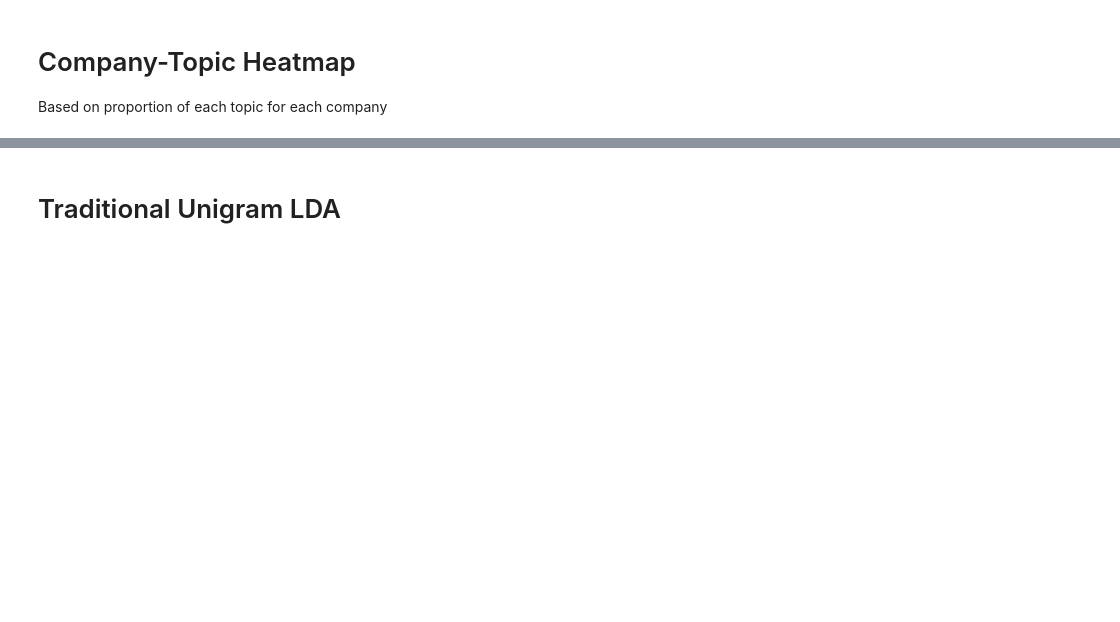
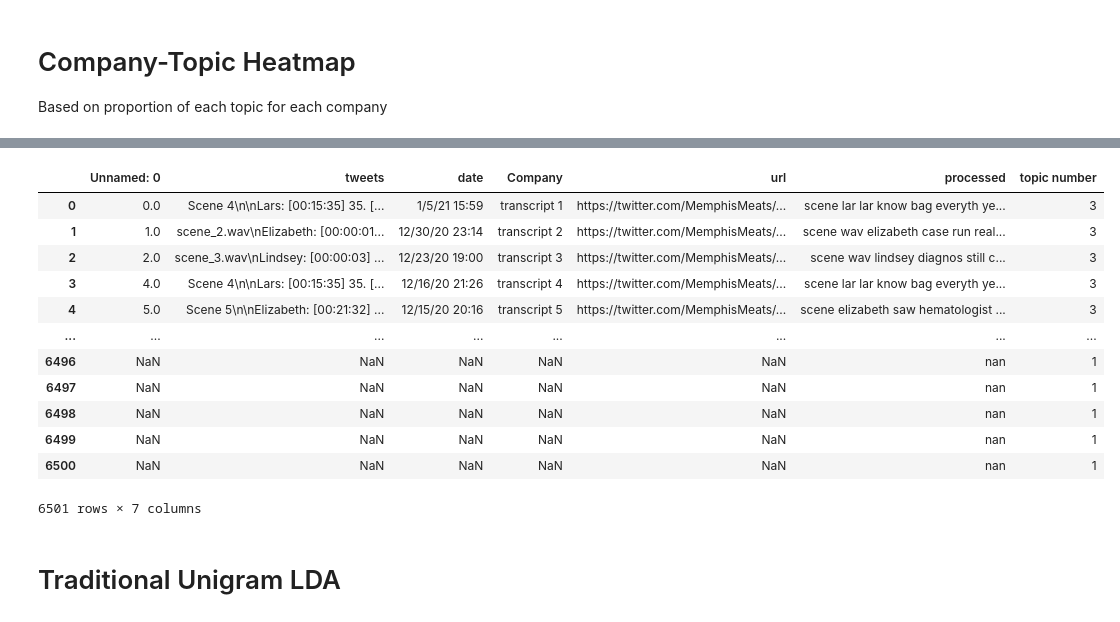
Before and after one commit to ntang2020/Frey-NLP-Python, a Jupyter notebook: 20%, random state=2022, Nov18-Final Version.ipynb, the cells around one changed output, grey strips where cells are left out. Cells and saved outputs as stored; diff of their text form; code cells hidden in the pictures; blank space fills up the shorter version.

```diff
--- a/20%, random state=2022, Nov18-Final Version.ipynb
+++ b/20%, random state=2022, Nov18-Final Version.ipynb
@@ -462,3 +483,19 @@ text
+# %%
+text2
+# %% [output]
+|  | Unnamed: 0 | tweets | date | Company | url | processed | topic number |
+| 0 | 0.0 | Scene 4\n\nLars: [00:15:35] 35. [... | 1/5/21 15:59 | transcript 1 | https://twitter.com/MemphisMeats/... | scene lar lar know bag everyth ye... | 3 |
+| 1 | 1.0 | scene_2.wav\nElizabeth: [00:00:01... | 12/30/20 23:14 | transcript 2 | https://twitter.com/MemphisMeats/... | scene wav elizabeth case run real... | 3 |
+| 2 | 2.0 | scene_3.wav\nLindsey: [00:00:03] ... | 12/23/20 19:00 | transcript 3 | https://twitter.com/MemphisMeats/... | scene wav lindsey diagnos still c... | 3 |
+| 3 | 4.0 | Scene 4\n\nLars: [00:15:35] 35. [... | 12/16/20 21:26 | transcript 4 | https://twitter.com/MemphisMeats/... | scene lar lar know bag everyth ye... | 3 |
+| 4 | 5.0 | Scene 5\n\nElizabeth: [00:21:32] ... | 12/15/20 20:16 | transcript 5 | https://twitter.com/MemphisMeats/... | scene elizabeth saw hematologist ... | 3 |
+| ... | ... | ... | ... | ... | ... | ... | ... |
+| 6496 | NaN | NaN | NaN | NaN | NaN | nan | 1 |
+| 6497 | NaN | NaN | NaN | NaN | NaN | nan | 1 |
+| 6498 | NaN | NaN | NaN | NaN | NaN | nan | 1 |
+| 6499 | NaN | NaN | NaN | NaN | NaN | nan | 1 |
+| 6500 | NaN | NaN | NaN | NaN | NaN | nan | 1 |
+6501 rows × 7 columns
 # %% [markdown]
 # Traditional Unigram LDA
 # %%
```
Also changed, not shown: parts of 18 cells of this notebook.
